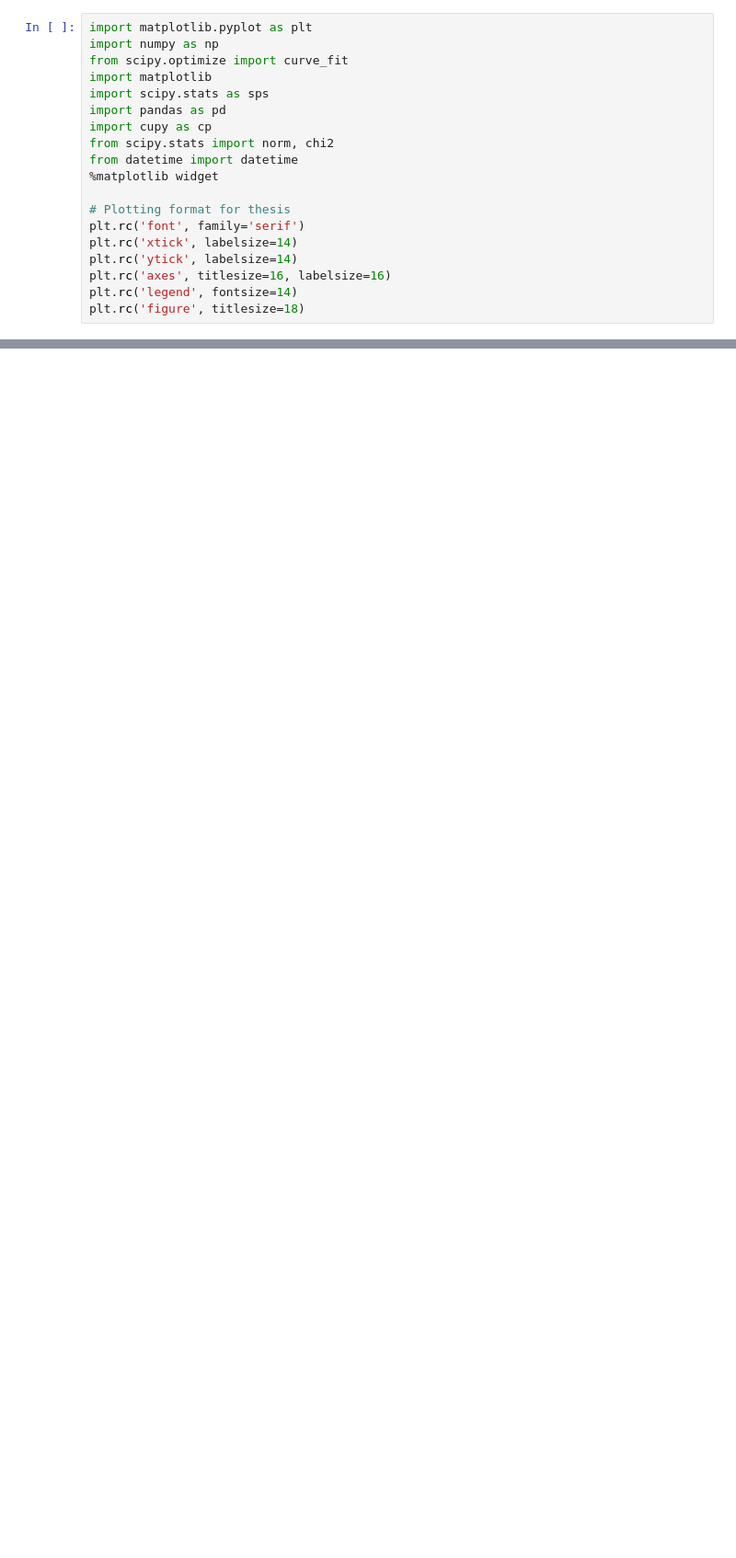
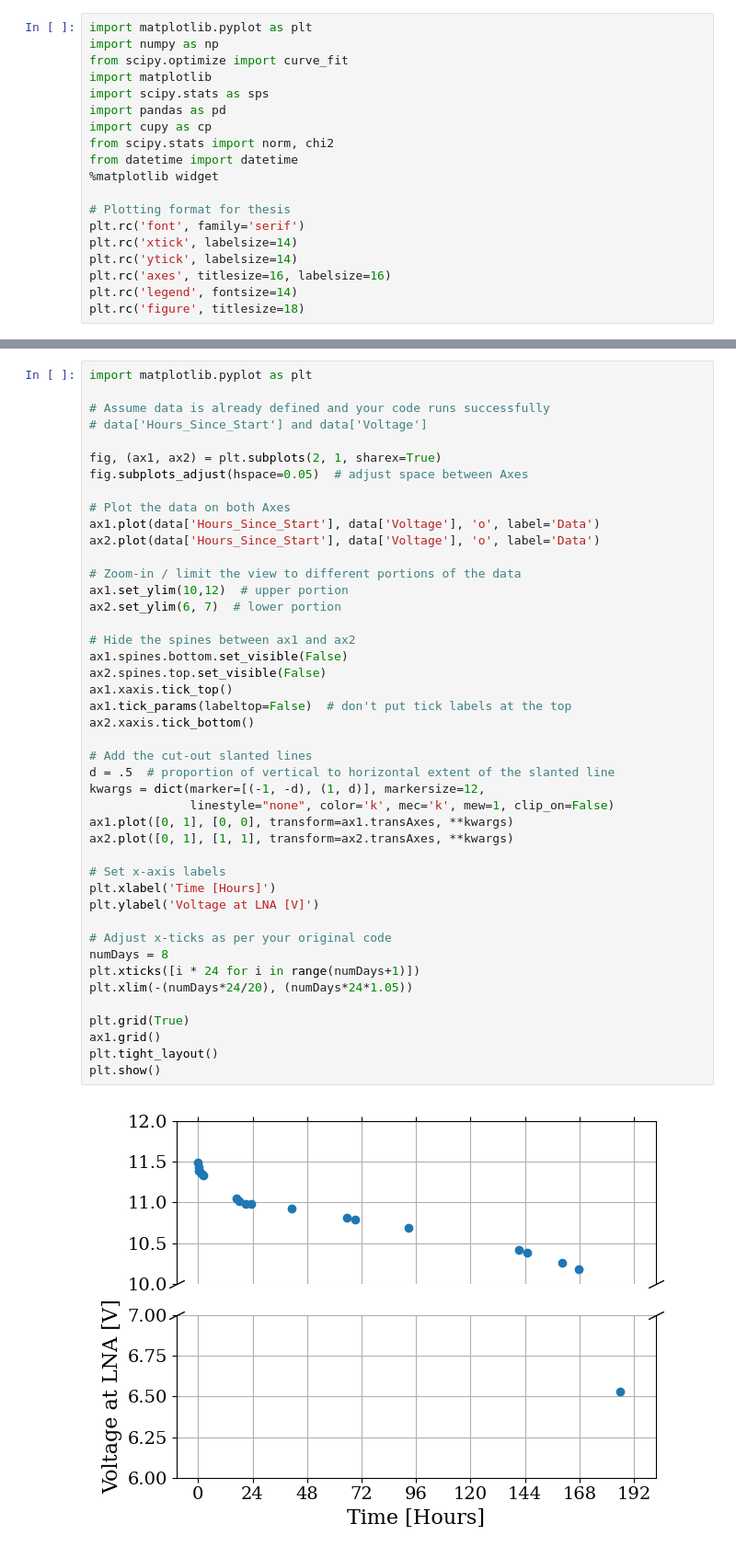
Before and after one commit to josephmlev/darkRadio, a Jupyter notebook: thesis/ch3/ch3.ipynb, the cells around one changed output, grey strips where cells are left out. Shown at 92% size. Saved outputs shown, nothing was run; the diff lists cells and outputs as text; blank space fills up the shorter version.

```diff
--- a/thesis/ch3/ch3.ipynb
+++ b/thesis/ch3/ch3.ipynb
@@ -77,0 +78,46 @@ Parameter c: 10.919 [V]
+# %%
+import matplotlib.pyplot as plt
+
+# Assume data is already defined and your code runs successfully
+# data['Hours_Since_Start'] and data['Voltage']
+
+fig, (ax1, ax2) = plt.subplots(2, 1, sharex=True)
+fig.subplots_adjust(hspace=0.05)  # adjust space between Axes
+
+# Plot the data on both Axes
+ax1.plot(data['Hours_Since_Start'], data['Voltage'], 'o', label='Data')
+ax2.plot(data['Hours_Since_Start'], data['Voltage'], 'o', label='Data')
+
+# Zoom-in / limit the view to different portions of the data
+ax1.set_ylim(10,12)  # upper portion
+ax2.set_ylim(6, 7)  # lower portion
+
+# Hide the spines between ax1 and ax2
+ax1.spines.bottom.set_visible(False)
+ax2.spines.top.set_visible(False)
+ax1.xaxis.tick_top()
+ax1.tick_params(labeltop=False)  # don't put tick labels at the top
+ax2.xaxis.tick_bottom()
+
+# Add the cut-out slanted lines
+d = .5  # proportion of vertical to horizontal extent of the slanted line
+kwargs = dict(marker=[(-1, -d), (1, d)], markersize=12,
+              linestyle="none", color='k', mec='k', mew=1, clip_on=False)
+ax1.plot([0, 1], [0, 0], transform=ax1.transAxes, **kwargs)
+ax2.plot([0, 1], [1, 1], transform=ax2.transAxes, **kwargs)
+
+# Set x-axis labels
+plt.xlabel('Time [Hours]')
+plt.ylabel('Voltage at LNA [V]')
+
+# Adjust x-ticks as per your original code
+numDays = 8
+plt.xticks([i * 24 for i in range(numDays+1)])
+plt.xlim(-(numDays*24/20), (numDays*24*1.05))
+
+plt.grid(True)
+ax1.grid()
+plt.tight_layout()
+plt.show()
+# %% [output]
+[figure, added]
```
Also changed, not shown: parts of 1 cell of this notebook, 34 other files.
